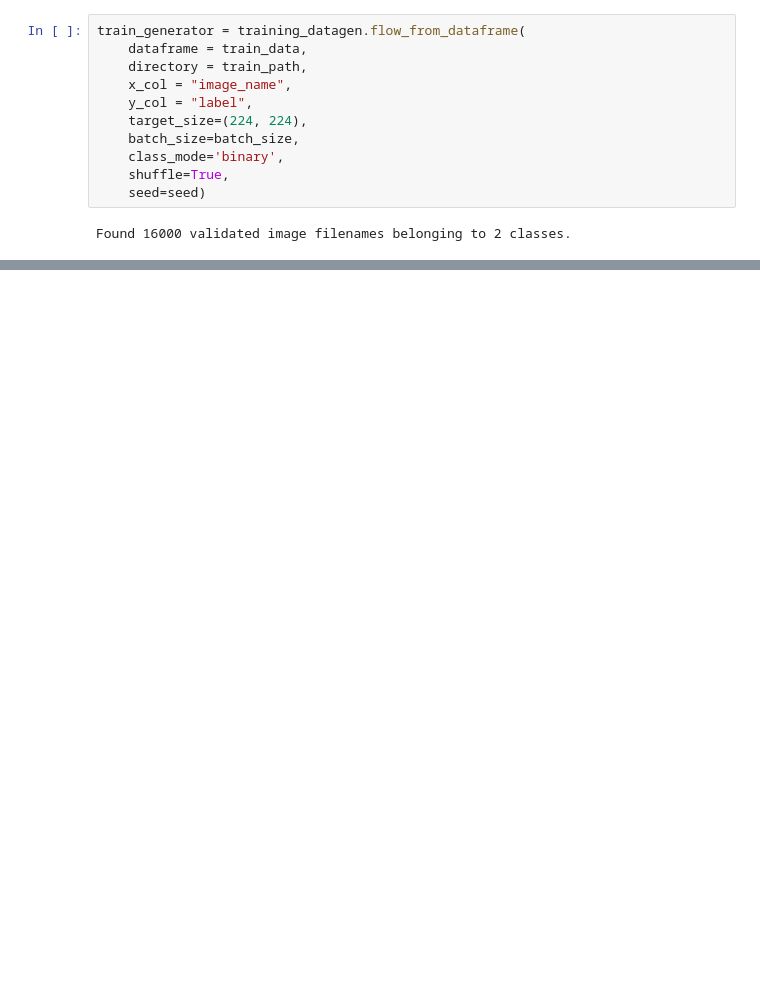
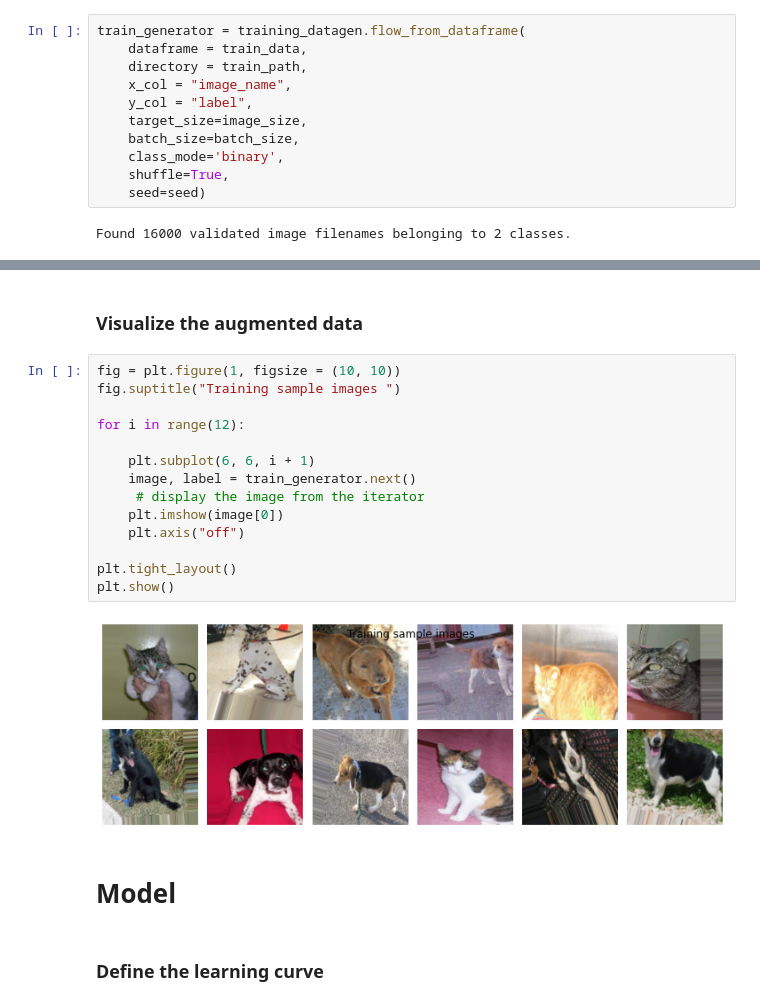
Before and after one commit to divassya/CS767_ML_project, a Jupyter notebook: CS767_animal_classification.ipynb, the cells around one changed output, grey strips where cells are left out. Drawn from its saved outputs; the diff is of its cells as text; blank space fills up the shorter version.

```diff
--- a/CS767_animal_classification.ipynb
+++ b/CS767_animal_classification.ipynb
@@ -141,7 +185,7 @@ train_generator = training_datagen.flow_from_dataframe(
     directory = train_path,
     x_col = "image_name",
     y_col = "label",
-    target_size=(224, 224),
+    target_size=image_size,
     batch_size=batch_size,
     class_mode='binary',
     shuffle=True,
@@ -174,3 +218,25 @@ test_generator = validation_datagen.flow_from_dataframe(
     seed=seed)
 # %% [output]
 Found 5000 validated image filenames belonging to 2 classes.
+# %% [markdown]
+### Visualize the augmented data
+# %%
+fig = plt.figure(1, figsize = (10, 10))
+fig.suptitle("Training sample images ")
+
+for i in range(12):
+
+    plt.subplot(6, 6, i + 1)
+    image, label = train_generator.next()
+     # display the image from the iterator
+    plt.imshow(image[0])
+    plt.axis("off")
+
+plt.tight_layout()
+plt.show()
+# %% [output]
+[figure, added]
+# %% [markdown]
+# Model
+# %% [markdown]
+### Define the learning curve
```
Also changed, not shown: parts of 26 cells of this notebook.
